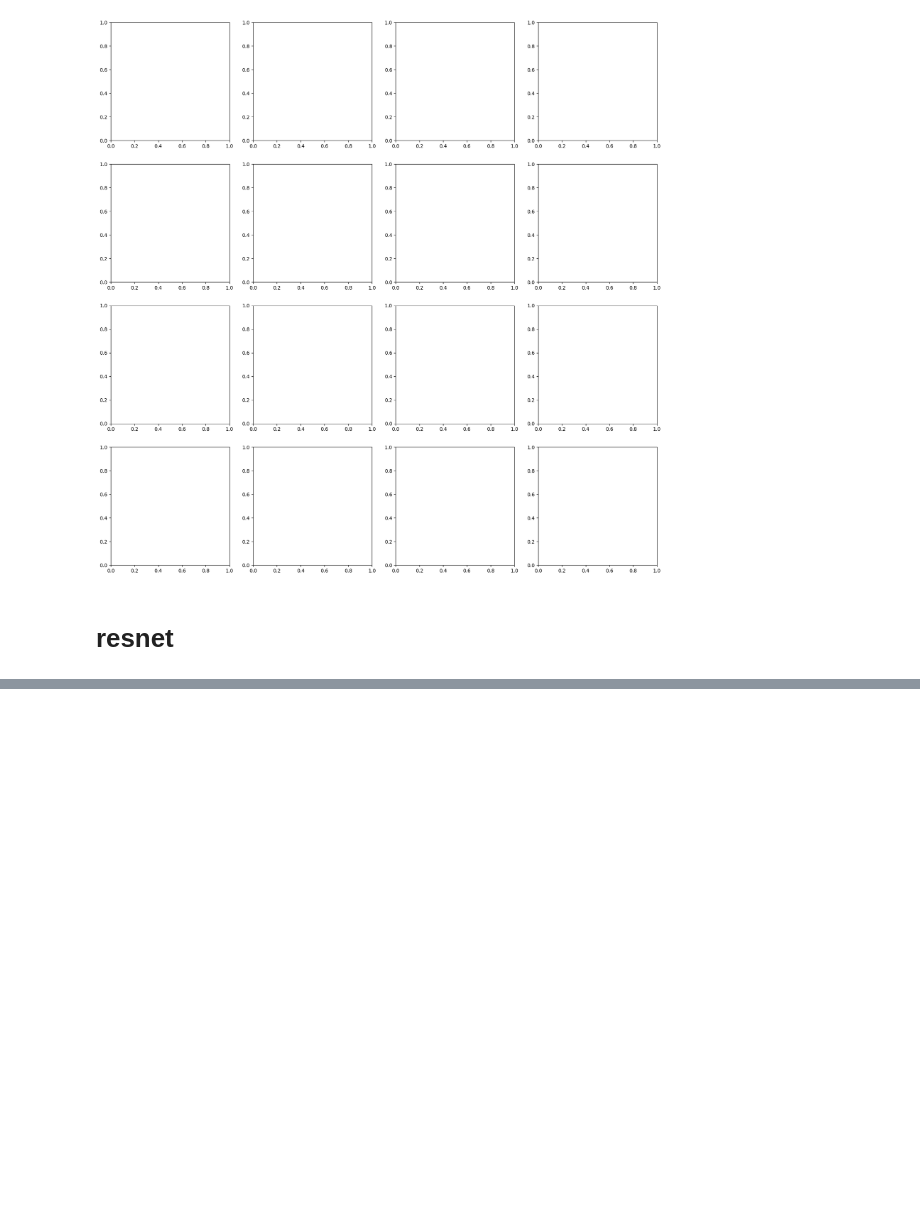
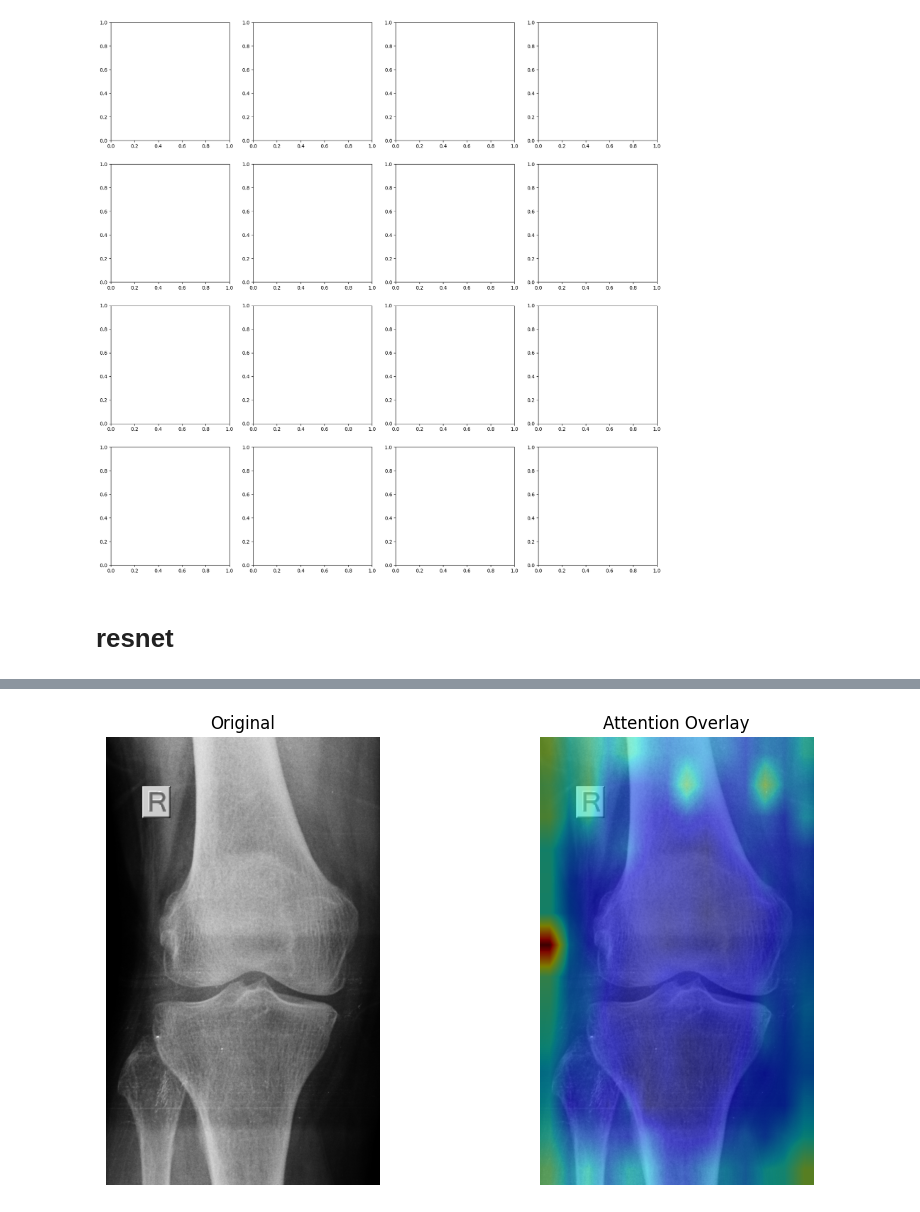
Before and after one commit to eladlaks/osteoporosis_project, a Jupyter notebook: notebooks/attention.ipynb, the cells around one changed output, grey strips where cells are left out. Saved outputs shown, nothing was run; the diff lists cells and outputs as text; code cells hidden in the pictures; blank space fills up the shorter version.

```diff
--- a/notebooks/attention.ipynb
+++ b/notebooks/attention.ipynb
@@ -605,0 +723,92 @@ handle_b.remove()
+# %%
+import timm
+import torch
+from torchvision import transforms
+from PIL import Image
+import matplotlib.pyplot as plt
+import numpy as np
+import requests
+import cv2
+from io import BytesIO
+
+# Load pretrained ViT
+model = timm.create_model("vit_base_patch16_224", pretrained=True)
+model.eval()
+
+# Store attention maps
+attention_maps = []
+
+# Monkey-patch the Attention forward to extract attention weights
+def hook_vit_attention(attn_module):
+    original_forward = attn_module.forward
+
+    def forward_hook(x):
+        B, N, C = x.shape
+        qkv = attn_module.qkv(x).reshape(B, N, 3, attn_module.num_heads, C // attn_module.num_heads)
+        qkv = qkv.permute(2, 0, 3, 1, 4)  # [3, B, heads, tokens, head_dim]
+        q, k, v = qkv[0], qkv[1], qkv[2]
+
+        attn = (q @ k.transpose(-2, -1)) * attn_module.scale
+        attn = attn.softmax(dim=-1)
+        attention_maps.append(attn.detach())  # Store for rollout
+
+        out = (attn @ v).transpose(1, 2).reshape(B, N, C)
+        out = attn_module.proj(out)
+        out = attn_module.proj_drop(out)
+        return out
+
+    attn_module.forward = forward_hook
+
+# Apply patch to all blocks
+for block in model.blocks:
+    hook_vit_attention(block.attn)
+
+# Preprocess image
+transform = transforms.Compose([
+    transforms.Resize((224, 224)),
+    transforms.ToTensor(),
+    transforms.Normalize(mean=(0.5, 0.5, 0.5), std=(0.5, 0.5, 0.5)),
+])
+input_tensor = transform(image).unsqueeze(0)
+
+# Forward pass
+with torch.no_grad():
+    _ = model(input_tensor)
+
+# Rollout function
+def compute_rollout(attns):
+    result = torch.eye(attns[0].size(-1))
+    for attn in attns:
+        attn_heads_fused = attn.squeeze(0).mean(dim=0)
+        attn_heads_fused += torch.eye(attn_heads_fused.size(0))  # Add residual
+        attn_heads_fused /= attn_heads_fused.sum(dim=-1, keepdim=True)
+        result = attn_heads_fused @ result
+    return result
+
+rollout = compute_rollout(attention_maps)
+# Compute attention map
+cls_attention = rollout[0, 1:]
+cls_attention = cls_attention.reshape(14, 14).detach().numpy()
+
+# Resize to original image size
+orig_w, orig_h = image.size
+cls_attention = cv2.resize(cls_attention, (orig_w, orig_h))
+cls_attention = (cls_attention - cls_attention.min()) / (cls_attention.max() - cls_attention.min())
+
+# Visualize
+plt.figure(figsize=(10, 5))
+plt.subplot(1, 2, 1)
+plt.imshow(image)
+plt.axis("off")
+plt.title("Original")
+
+plt.subplot(1, 2, 2)
+plt.imshow(image)
+plt.imshow(cls_attention, cmap="jet", alpha=0.5)
+plt.axis("off")
+plt.title("Attention Overlay")
+
+plt.tight_layout()
+plt.show()
+# %% [output]
+[figure, added]
```
Also changed, not shown: parts of 5 cells of this notebook, 1 other file.
